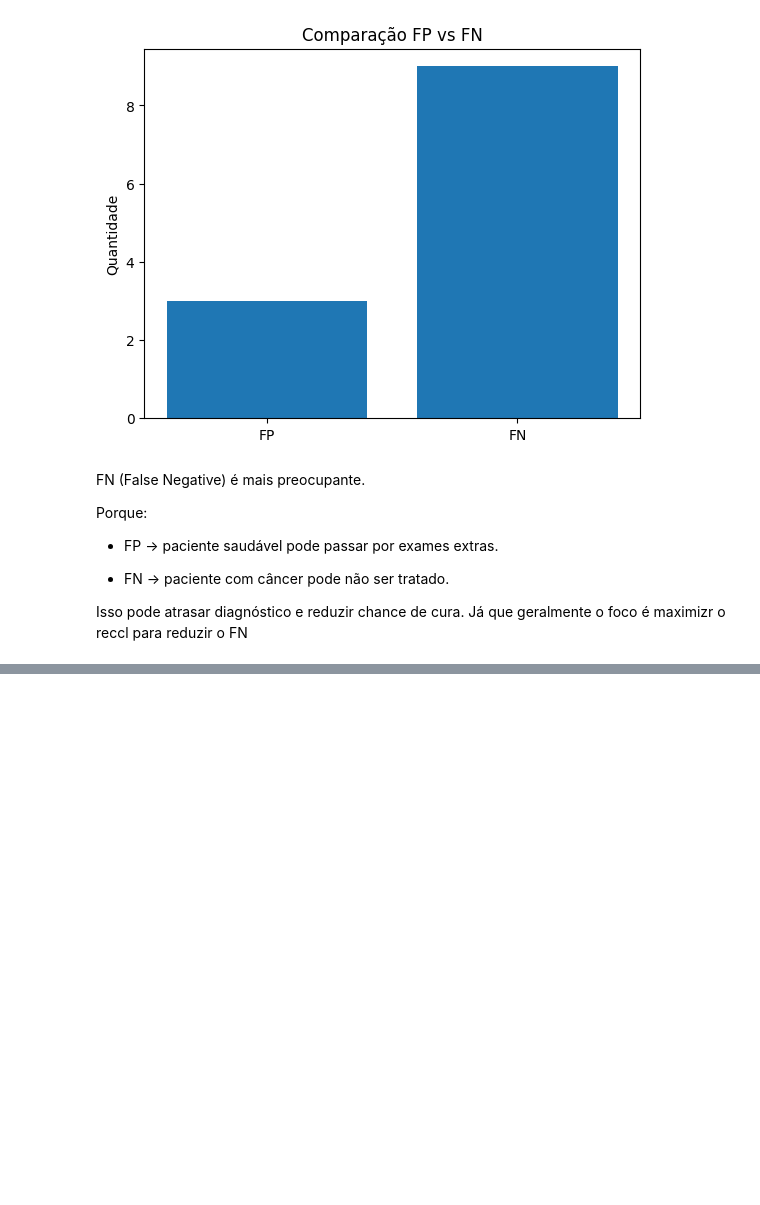
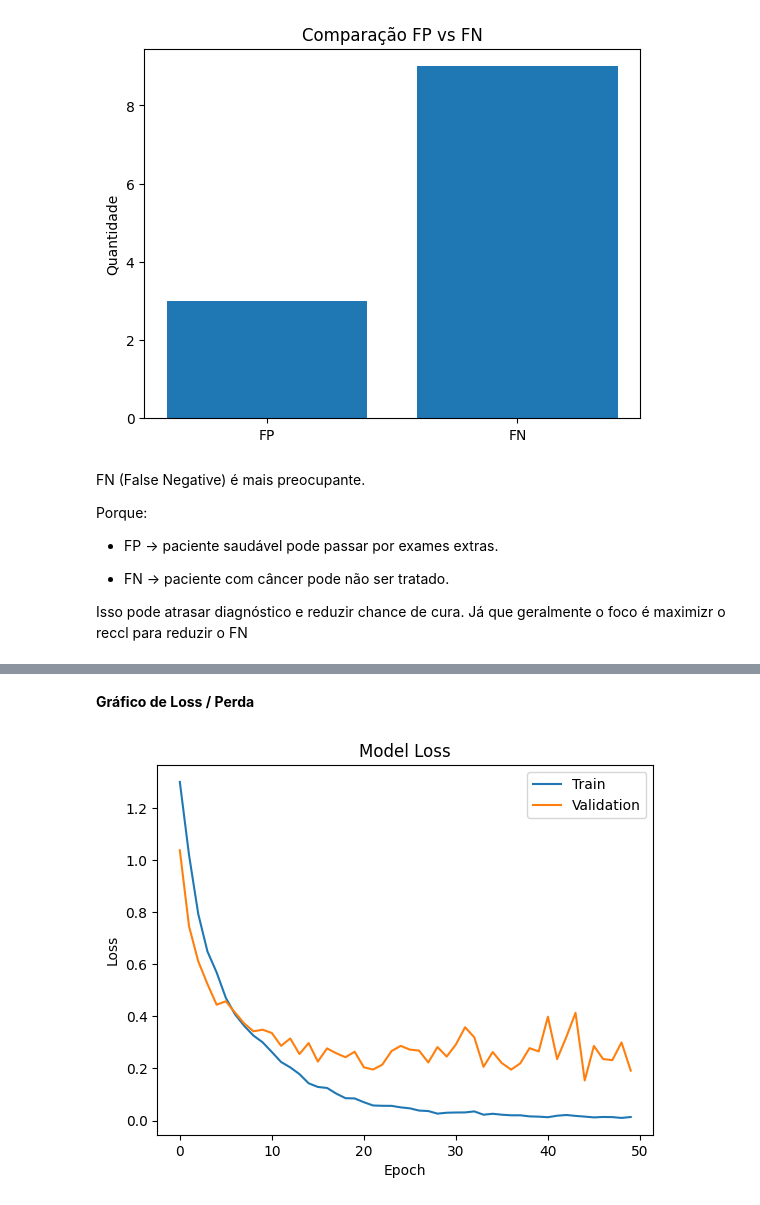
Before and after one commit to Guilherme0202PM/TreinamentoDados, a Jupyter notebook: Semana04/Section03/Task/CaseStudy_Matplotlib.ipynb, the cells around one changed output, grey strips where cells are left out. Saved outputs shown, nothing was run; the diff lists cells and outputs as text; code cells hidden in the pictures; blank space fills up the shorter version.

```diff
--- a/Semana04/Section03/Task/CaseStudy_Matplotlib.ipynb
+++ b/Semana04/Section03/Task/CaseStudy_Matplotlib.ipynb
@@ -91,0 +142,14 @@ Isso pode atrasar diagnóstico e reduzir chance de cura. Já que geralmente o fo
+# %% [markdown]
+**Gráfico de Loss / Perda**
+# %%
+plt.figure()
+plt.plot(df.index, df["train_loss"])
+plt.plot(df.index, df["val_loss"])
+
+plt.xlabel("Epoch")
+plt.ylabel("Loss")
+plt.title("Model Loss")
+plt.legend(["Train", "Validation"])
+plt.show()
+# %% [output]
+[figure, added]
```
Also changed, not shown: parts of 7 cells of this notebook.
